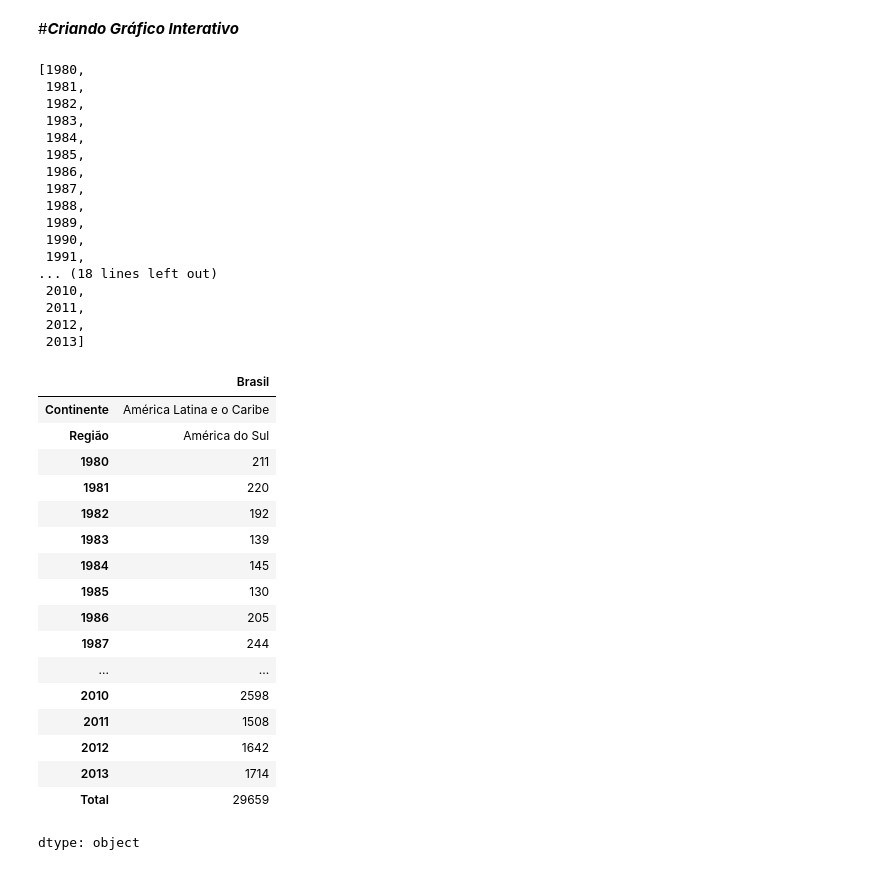
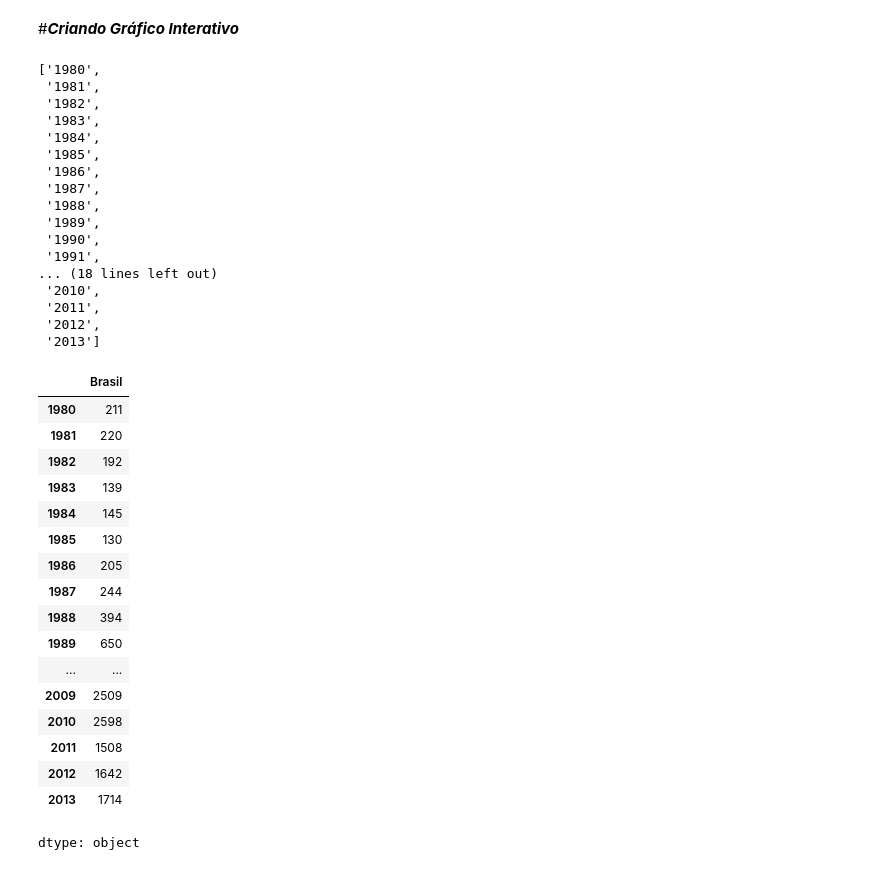
Before and after one commit to GuidoGuarda/statisticweek, a Jupyter notebook: aula5.ipynb, the cells around one changed output. Cells and saved outputs as stored; diff of their text form; code cells hidden in the pictures.

```diff
--- a/aula5.ipynb
+++ b/aula5.ipynb
@@ -139,33 +139,31 @@ Passing `palette` without assigning `hue` is deprecated and will be removed in v
 # %%
 import plotly.express as px
 # %%
-anos = list(range(1980,2014))
+anos = list(map(str, range(1980, 2014)))
 anos
 # %% [output]
-[1980,
- 1981,
- 1982,
- 1983,
- 1984,
- 1985,
- 1986,
- 1987,
- 1988,
- 1989,
- 1990,
- 1991,
+['1980',
+ '1981',
+ '1982',
+ '1983',
+ '1984',
+ '1985',
+ '1986',
+ '1987',
+ '1988',
+ '1989',
+ '1990',
+ '1991',
 ... (18 lines left out)
- 2010,
- 2011,
- 2012,
- 2013]
+ '2010',
+ '2011',
+ '2012',
+ '2013']
 # %%
-brasil = df.loc['Brasil']
+brasil = df.loc['Brasil', anos]
 brasil
 # %% [output]
 |  | Brasil |
-| Continente | América Latina e o Caribe |
-| Região | América do Sul |
 | 1980 | 211 |
 | 1981 | 220 |
 | 1982 | 192 |
@@ -174,10 +172,12 @@ brasil
 | 1985 | 130 |
 | 1986 | 205 |
 | 1987 | 244 |
+| 1988 | 394 |
+| 1989 | 650 |
 | ... | ... |
+| 2009 | 2509 |
 | 2010 | 2598 |
 | 2011 | 1508 |
 | 2012 | 1642 |
 | 2013 | 1714 |
-| Total | 29659 |
 dtype: object
```
Also changed, not shown: parts of 12 cells of this notebook.
